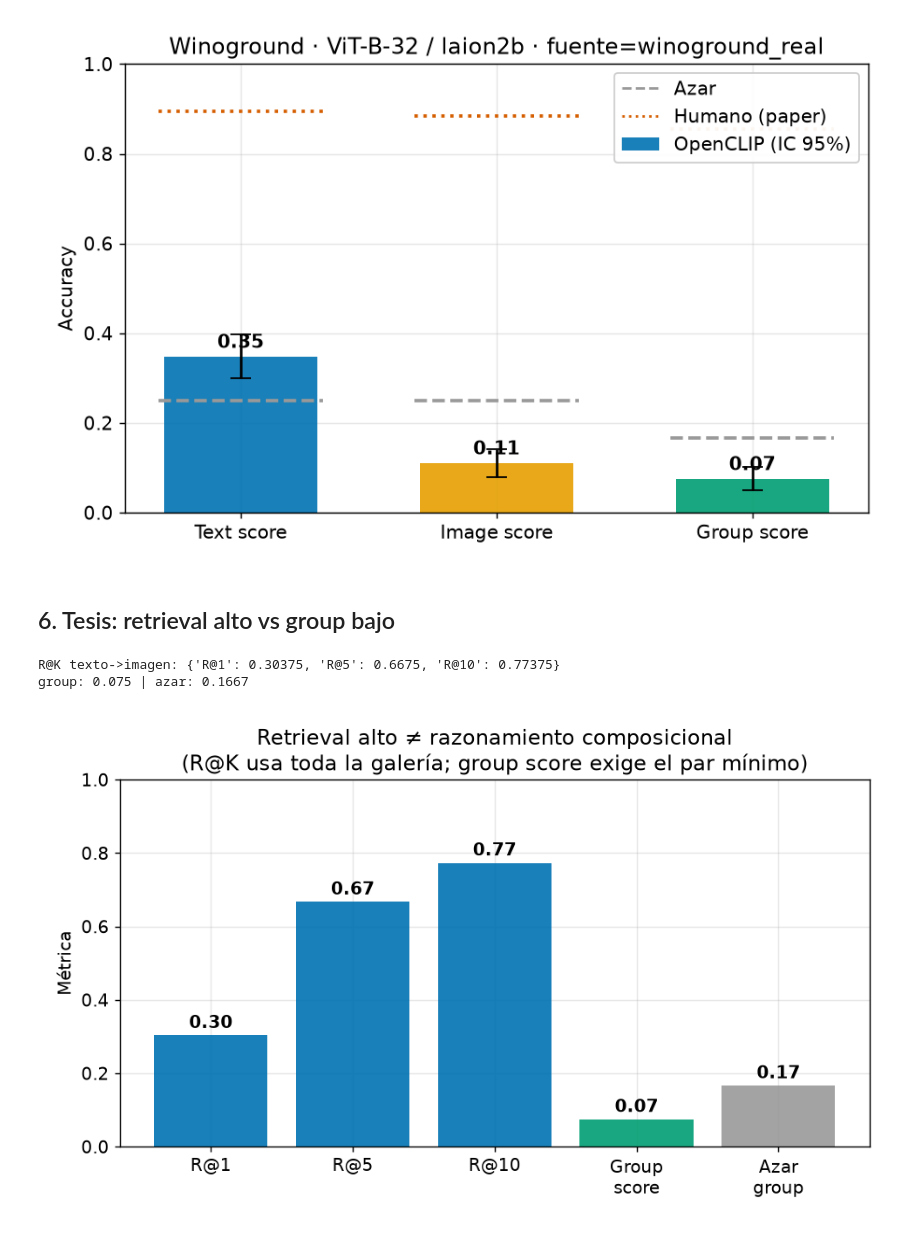
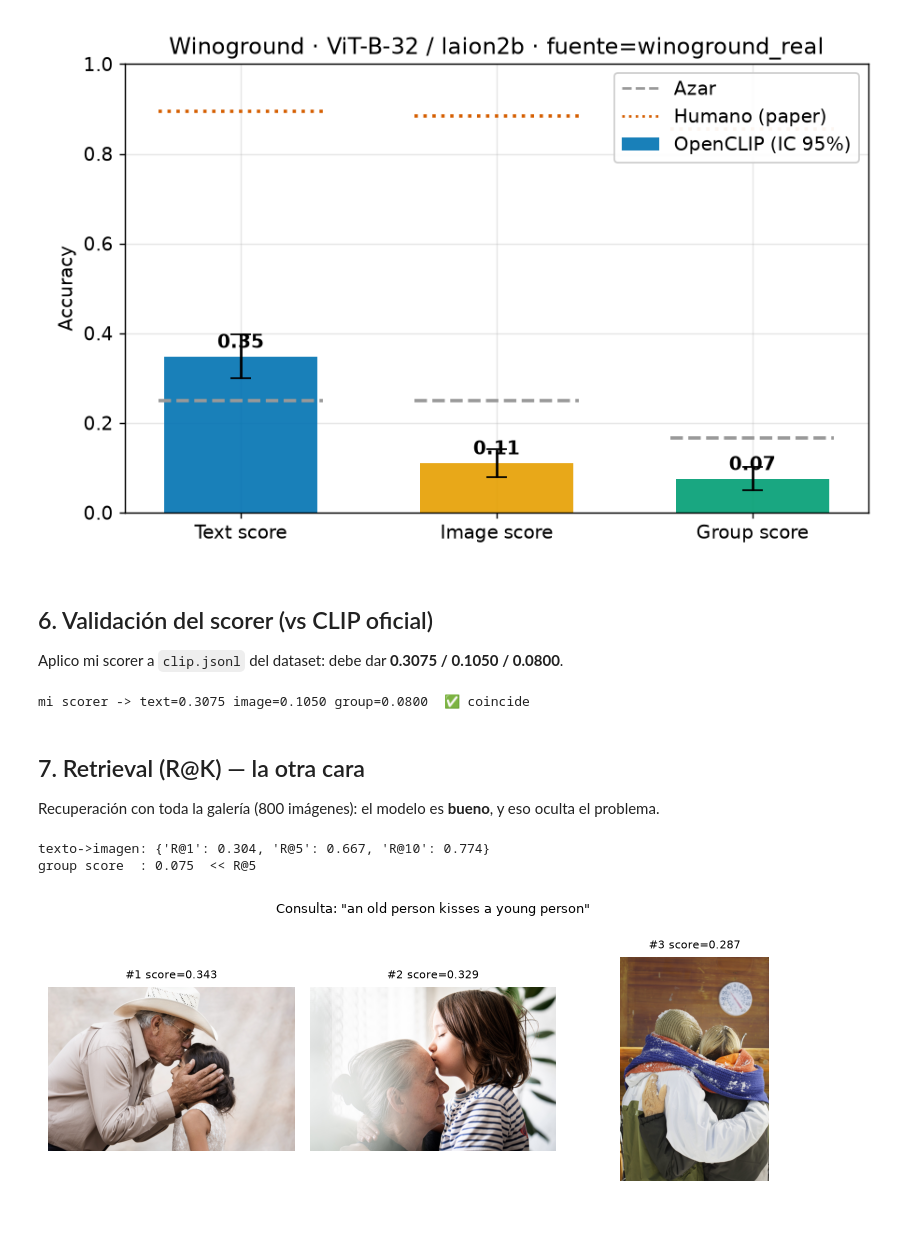
Before and after one commit to nielspac177/Winoground-Evaluating-CLIP-MCC225, a Jupyter notebook: notebooks/Winoground_Eval_MCC225.ipynb, the cells around one changed output. Saved outputs shown, nothing was run; the diff lists cells and outputs as text; code cells hidden in the pictures.

```diff
--- a/notebooks/Winoground_Eval_MCC225.ipynb
+++ b/notebooks/Winoground_Eval_MCC225.ipynb
@@ -93,7 +94,0 @@ mi scorer -> text=0.3075 image=0.1050 group=0.0800  ✅
-# %%
-import json, pandas as pd
-MET = ROOT/'outputs'/'metrics'
-scores = json.loads((MET/'scores.json').read_text())
-print(scores['primary_checkpoint'], '| fuente:', scores['source'])
-print(json.dumps(scores['scores'], indent=2))
-pd.read_csv(MET/'bootstrap_ci.csv')
@@ -117,14 +127,43 @@ from IPython.display import Image, display
 display(Image(filename=str(ROOT/'outputs'/'figures'/'scores_vs_chance.png')))
 # %% [output]
 [figure]
-# %% [markdown]
-## 6. Tesis: retrieval alto vs group bajo
-# %%
-rg = json.loads((MET/'recall_vs_group.json').read_text())
-print('R@K texto->imagen:', {k:v for k,v in rg['text_to_image_recall'].items() if k.startswith('R@')})
-print('group:', rg['winoground_group_score'], '| azar:', rg['chance_group'])
-display(Image(filename=str(ROOT/'outputs'/'figures'/'recall_vs_group.png')))
-# %% [output]
-R@K texto->imagen: {'R@1': 0.30375, 'R@5': 0.6675, 'R@10': 0.77375}
-group: 0.075 | azar: 0.1667
-[figure, removed]
+# %% [markdown]
+## 6. Validación del scorer (vs CLIP oficial)
+Aplico mi scorer a `clip.jsonl` del dataset: debe dar **0.3075 / 0.1050 / 0.0800**.
+# %%
+from huggingface_hub import hf_hub_download
+try:
+    p = hf_hub_download('facebook/winoground','statistics/model_scores/clip.jsonl',
+                        repo_type='dataset', cache_dir='data/winoground_cache')
+    sc={}
+    for line in open(p):
+        r=json.loads(line); m=re.match(r'(\d+)_c(\d)_i(\d)',r['label'])
+        sc.setdefault(int(m[1]),np.zeros((2,2)))[int(m[2]),int(m[3])]=r['score']
+    a=aggregate([sc[k] for k in sorted(sc)])
+    print(f'mi scorer -> text={a.text:.4f} image={a.image:.4f} group={a.group:.4f}  ✅ coincide')
+except Exception as e:
+    print('(dataset oficial no disponible:', type(e).__name__, ')')
+# %% [output]
+mi scorer -> text=0.3075 image=0.1050 group=0.0800  ✅ coincide
+# %% [markdown]
+## 7. Retrieval (R@K) — la otra cara
+Recuperación con toda la galería (800 imágenes): el modelo es **bueno**, y eso oculta el problema.
+# %%
+from src.metrics import recall_at_k
+full = cap @ img.T
+t2i = recall_at_k(full, list(range(2*N)), ks=(1,5,10))
+print('texto->imagen:', {k:round(v,3) for k,v in t2i.items() if k.startswith('R@')})
+print('group score  :', round(agg.group,3), ' << R@5')
+# %% [output]
+texto->imagen: {'R@1': 0.304, 'R@5': 0.667, 'R@10': 0.774}
+group score  : 0.075  << R@5
+# %%
+qj = 0
+scoresq = (cap[qj] @ img.T); top = np.argsort(-scoresq)[:3]
+fig, ax = plt.subplots(1,3, figsize=(8,3))
+for r,g in enumerate(top):
+    e=examples[g//2]; image = e.image_0 if g%2==0 else e.image_1
+    ax[r].imshow(image); ax[r].set_title(f'#{r+1} score={scoresq[g]:.3f}', fontsize=8); ax[r].axis('off')
+plt.suptitle(f'Consulta: "{examples[0].caption_0}"', fontsize=9); plt.tight_layout(); plt.show()
+# %% [output]
+[figure, added]
```
Also changed, not shown: parts of 37 cells of this notebook, 3 other files.
